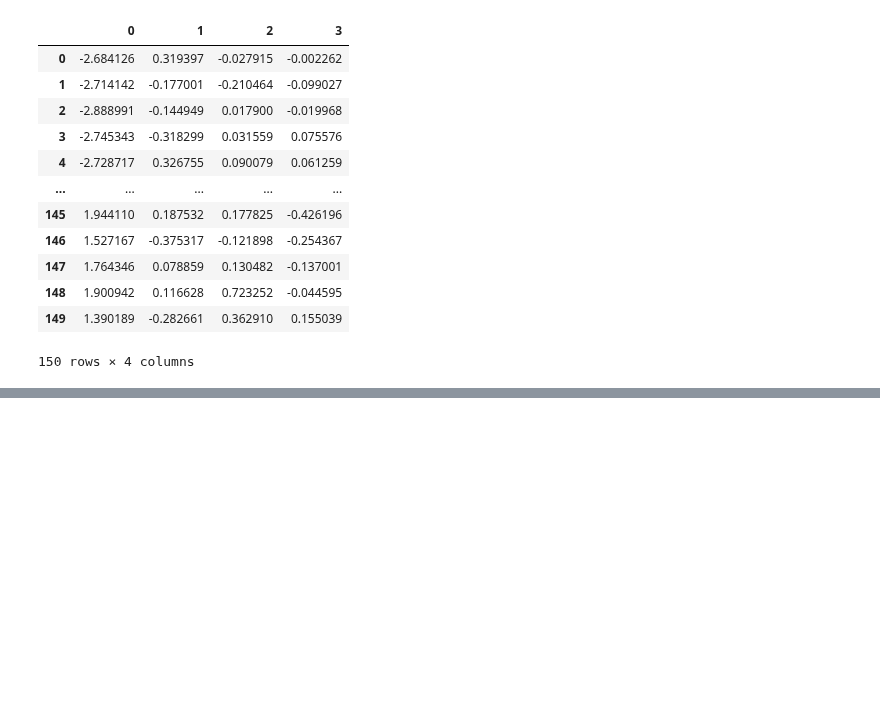
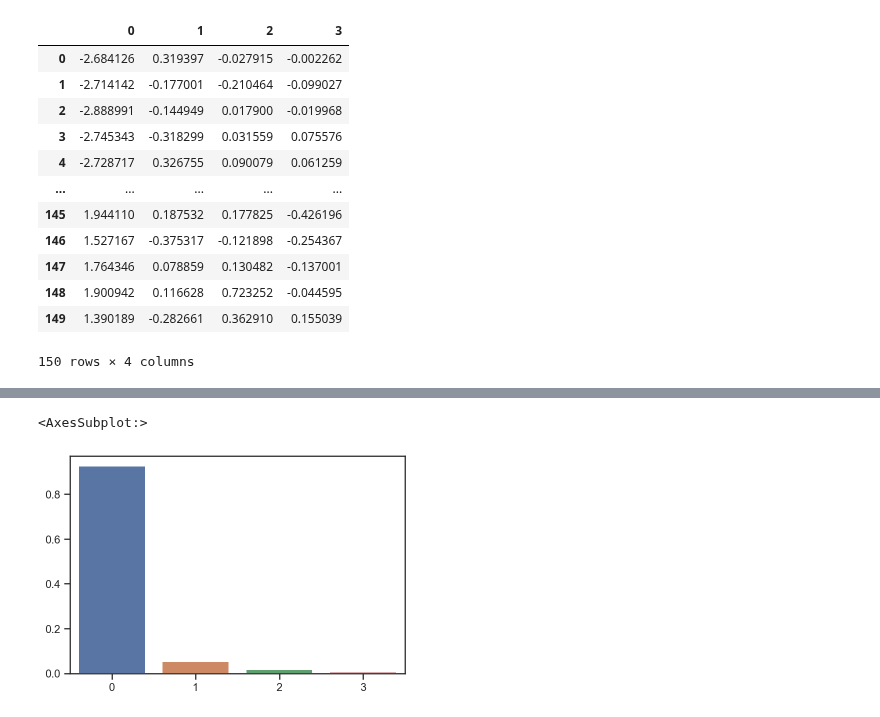
Before and after one commit to EuniceOyeniyi/stive_exercises, a Jupyter notebook: Chapter 02/02. Clustering/05. PCA and LDA/01_IRIS_PCA.ipynb, the cells around one changed output, grey strips where cells are left out. Cells and saved outputs as stored; diff of their text form; code cells hidden in the pictures; blank space fills up the shorter version.

```diff
--- a/Chapter 02/02. Clustering/05. PCA and LDA/01_IRIS_PCA.ipynb
+++ b/Chapter 02/02. Clustering/05. PCA and LDA/01_IRIS_PCA.ipynb
@@ -163,0 +157,5 @@ plt.bar(range(0,4),v)
+# %%
+sns.barplot(x=[i for i in range(0,4)], y=component_var)
+# %% [output]
+<AxesSubplot:>
+[figure, added]
```
Also changed, not shown: parts of 8 cells of this notebook, 1 other file.
